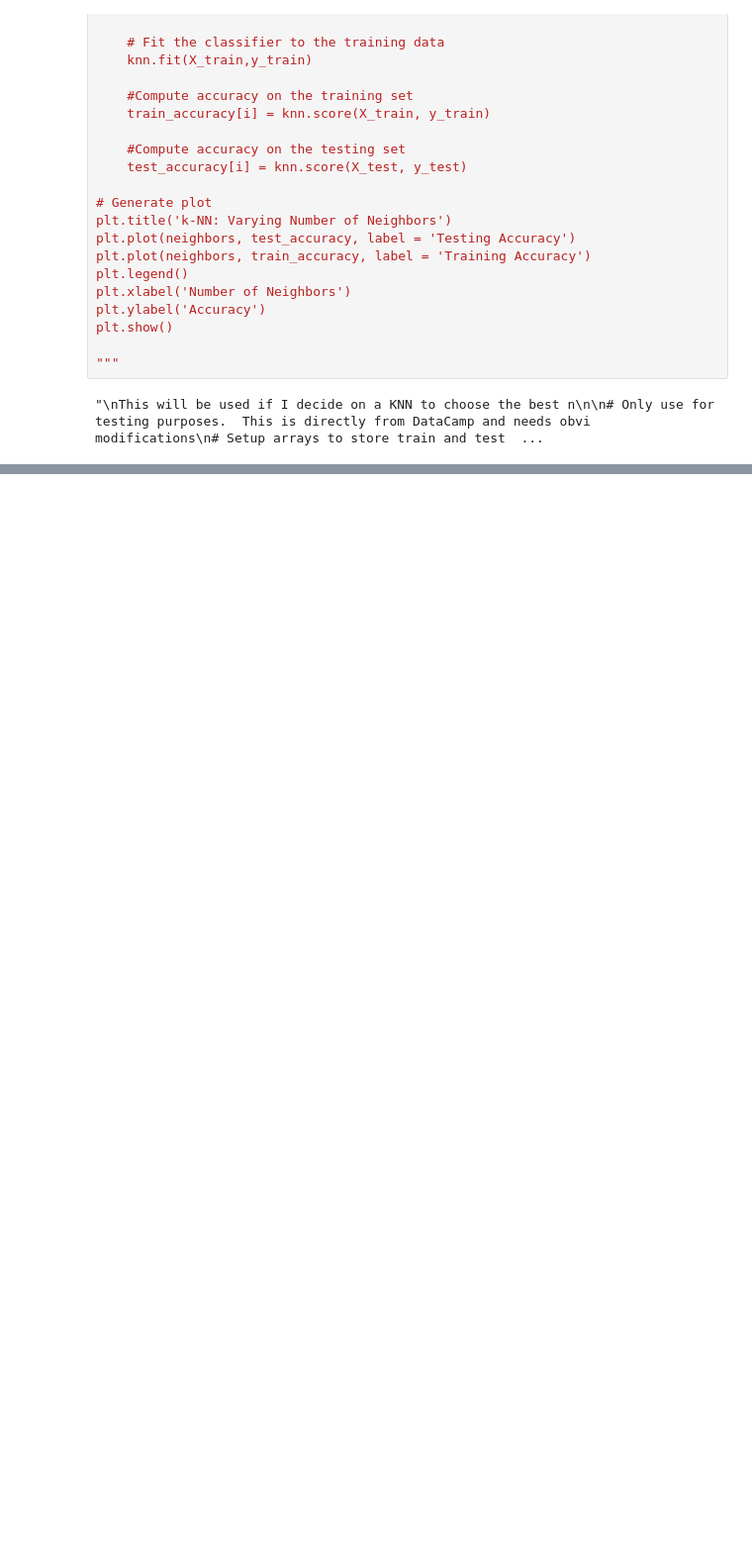
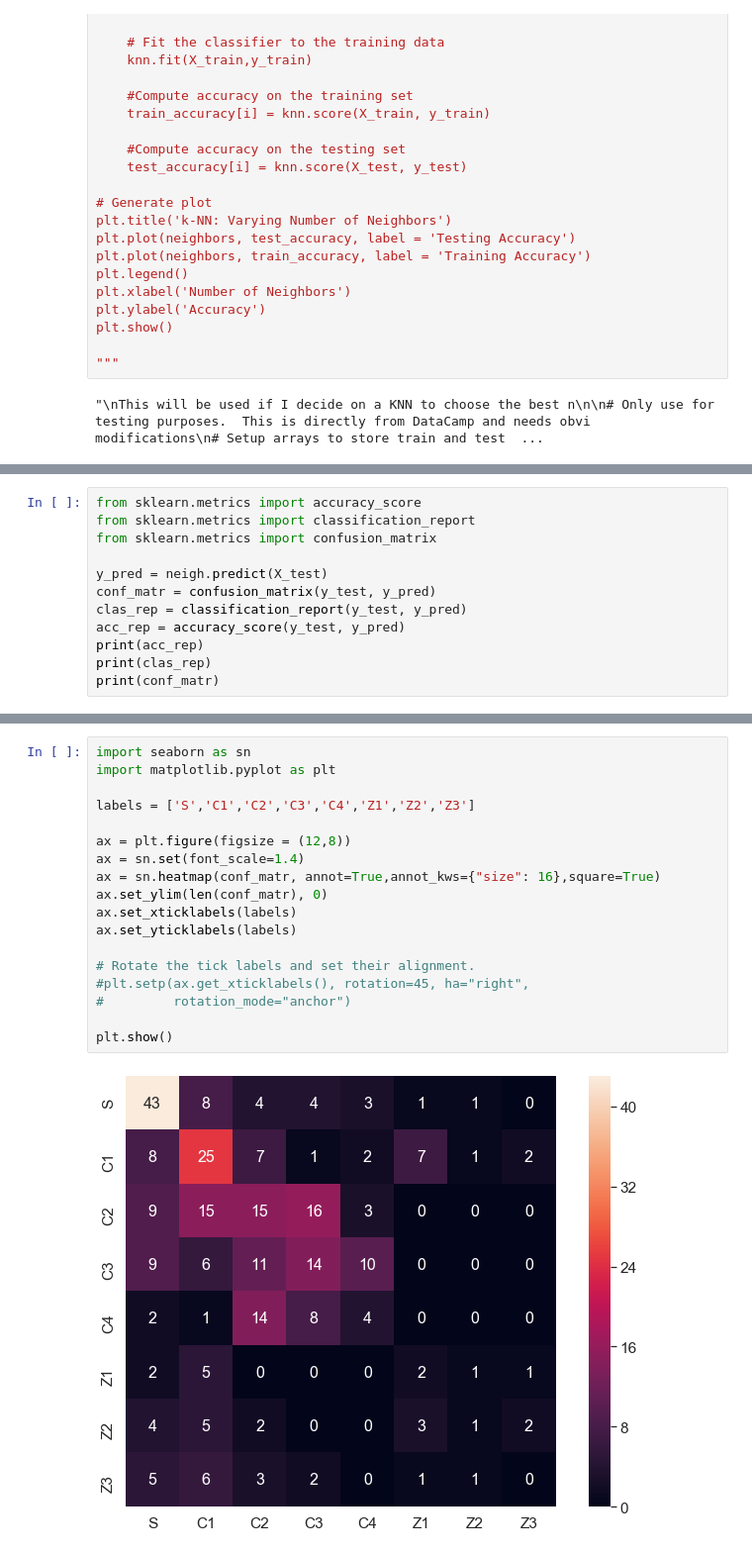
Before and after one commit to kalwei/ml_decking_configuration, a Jupyter notebook: KNN_First.ipynb, the cells around one changed output, grey strips where cells are left out. Shown: that part at 99% size. Drawn from its saved outputs; the diff is of its cells as text; blank space fills up the shorter version.

```diff
--- a/KNN_First.ipynb
+++ b/KNN_First.ipynb
@@ -559,0 +736,12 @@ looksies.sum()
+# %%
+from sklearn.metrics import accuracy_score
+from sklearn.metrics import classification_report
+from sklearn.metrics import confusion_matrix
+
+y_pred = neigh.predict(X_test)
+conf_matr = confusion_matrix(y_test, y_pred)
+clas_rep = classification_report(y_test, y_pred)
+acc_rep = accuracy_score(y_test, y_pred)
+print(acc_rep)
+print(clas_rep)
+print(conf_matr)
@@ -559,0 +766,20 @@ looksies.sum()
+# %%
+import seaborn as sn
+import matplotlib.pyplot as plt
+
+labels = ['S','C1','C2','C3','C4','Z1','Z2','Z3']
+
+ax = plt.figure(figsize = (12,8))
+ax = sn.set(font_scale=1.4)
+ax = sn.heatmap(conf_matr, annot=True,annot_kws={"size": 16},square=True)
+ax.set_ylim(len(conf_matr), 0)
+ax.set_xticklabels(labels)
+ax.set_yticklabels(labels)
+
+# Rotate the tick labels and set their alignment.
+#plt.setp(ax.get_xticklabels(), rotation=45, ha="right",
+#         rotation_mode="anchor")
+
+plt.show()
+# %% [output]
+[figure, added]
```
Also changed, not shown: parts of 12 cells of this notebook.
